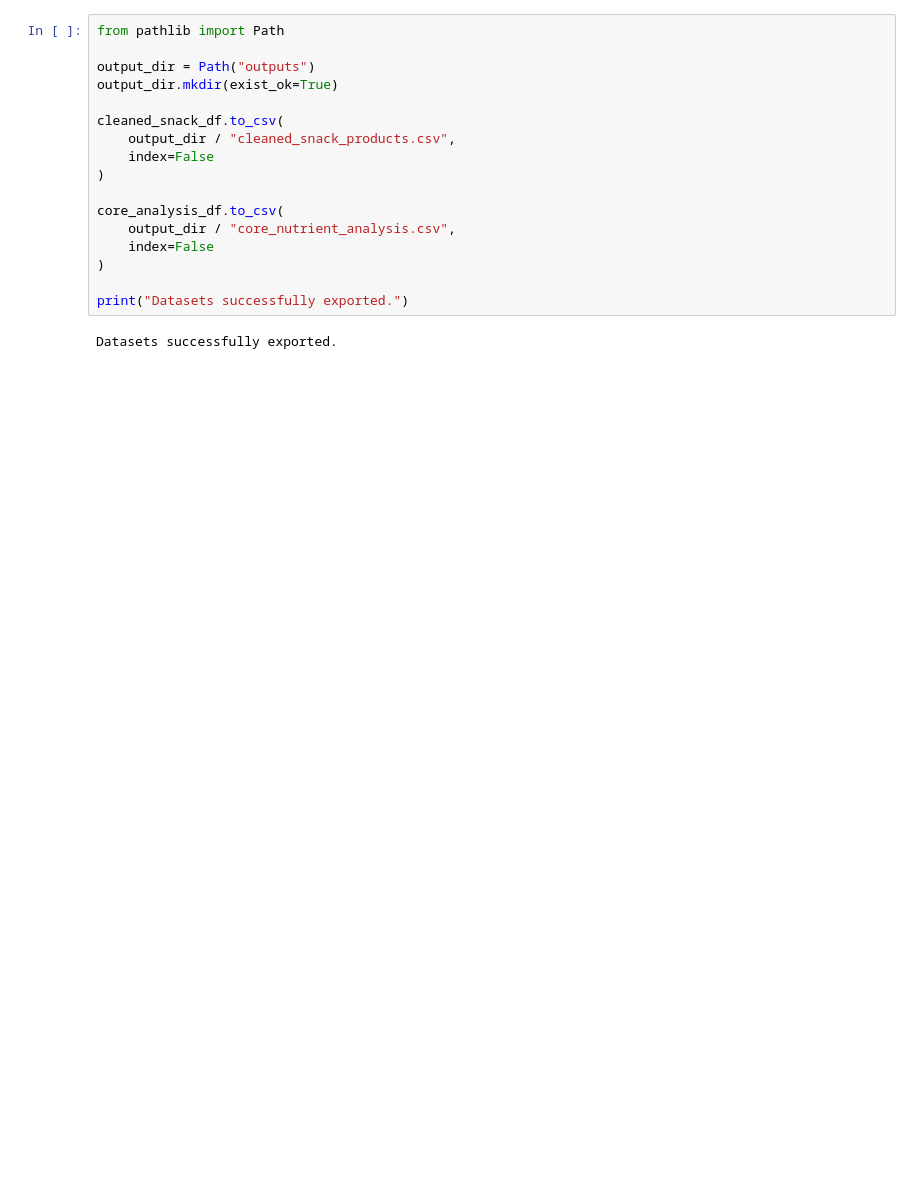
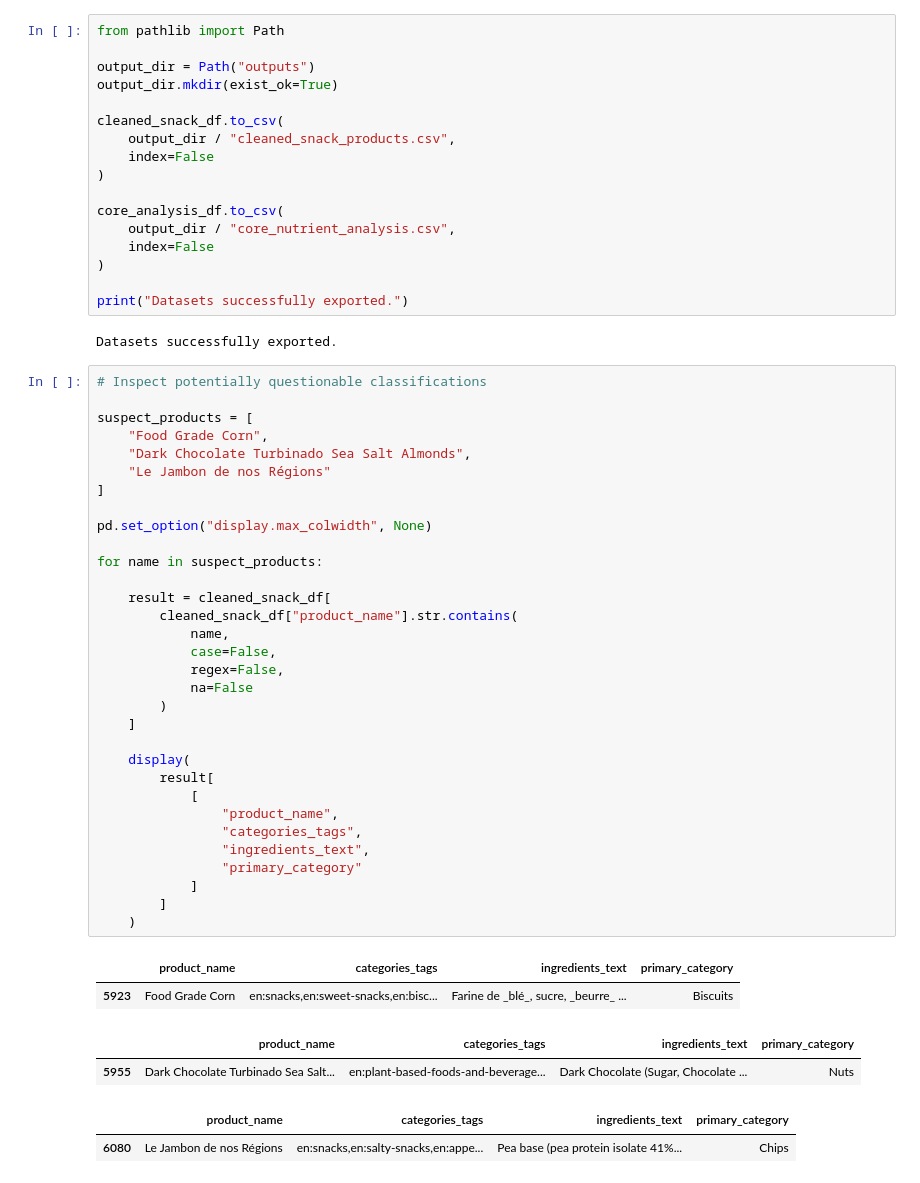
Before and after one commit to b-o-m-pixel/sugar-trap-market-analysis, a Jupyter notebook: notebooks/sugar_trap_analysis.ipynb, the cells around one changed output. Drawn from its saved outputs; the diff is of its cells as text; blank space fills up the shorter version.

Commit message:
feat: ingest and clean Open Food Facts snack data

```diff
--- a/notebooks/sugar_trap_analysis.ipynb
+++ b/notebooks/sugar_trap_analysis.ipynb
@@ -673,3 +673,42 @@ core_analysis_df.to_csv(
 print("Datasets successfully exported.")
 # %% [output]
 Datasets successfully exported.
+# %%
+# Inspect potentially questionable classifications
+
+suspect_products = [
+    "Food Grade Corn",
+    "Dark Chocolate Turbinado Sea Salt Almonds",
+    "Le Jambon de nos Régions"
+]
+
+pd.set_option("display.max_colwidth", None)
+
+for name in suspect_products:
+
+    result = cleaned_snack_df[
+        cleaned_snack_df["product_name"].str.contains(
+            name,
+            case=False,
+            regex=False,
+            na=False
+        )
+    ]
+
+    display(
+        result[
+            [
+                "product_name",
+                "categories_tags",
+                "ingredients_text",
+                "primary_category"
+            ]
+        ]
+    )
+# %% [output]
+|  | product_name | categories_tags | ingredients_text | primary_category |
+| 5923 | Food Grade Corn | en:snacks,en:sweet-snacks,en:bisc... | Farine de _blé_, sucre, _beurre_ ... | Biscuits |
+|  | product_name | categories_tags | ingredients_text | primary_category |
+| 5955 | Dark Chocolate Turbinado Sea Salt... | en:plant-based-foods-and-beverage... | Dark Chocolate (Sugar, Chocolate ... | Nuts |
+|  | product_name | categories_tags | ingredients_text | primary_category |
+| 6080 | Le Jambon de nos Régions | en:snacks,en:salty-snacks,en:appe... | Pea base (pea protein isolate 41%... | Chips |
```
Also changed, not shown: parts of 5 cells of this notebook, 1 other file.
